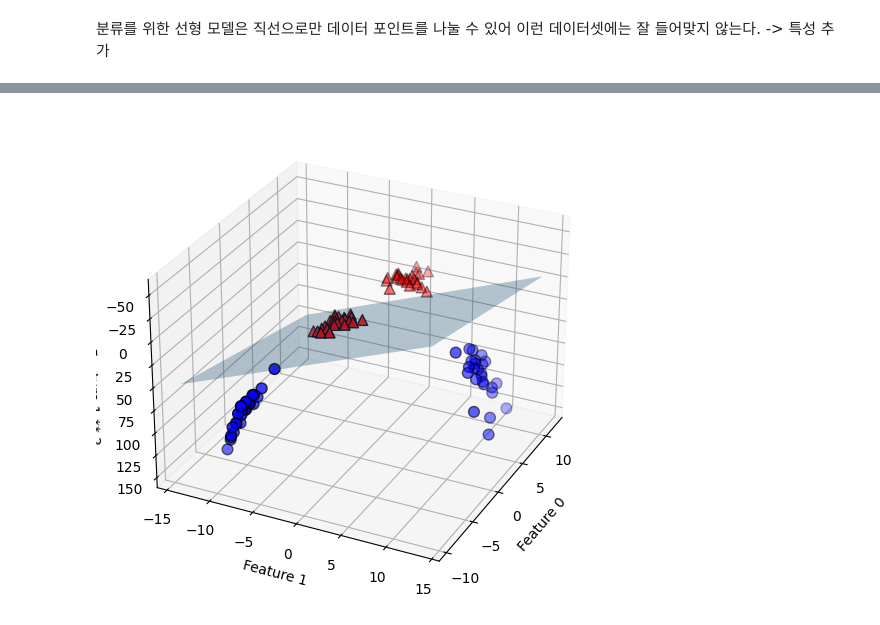
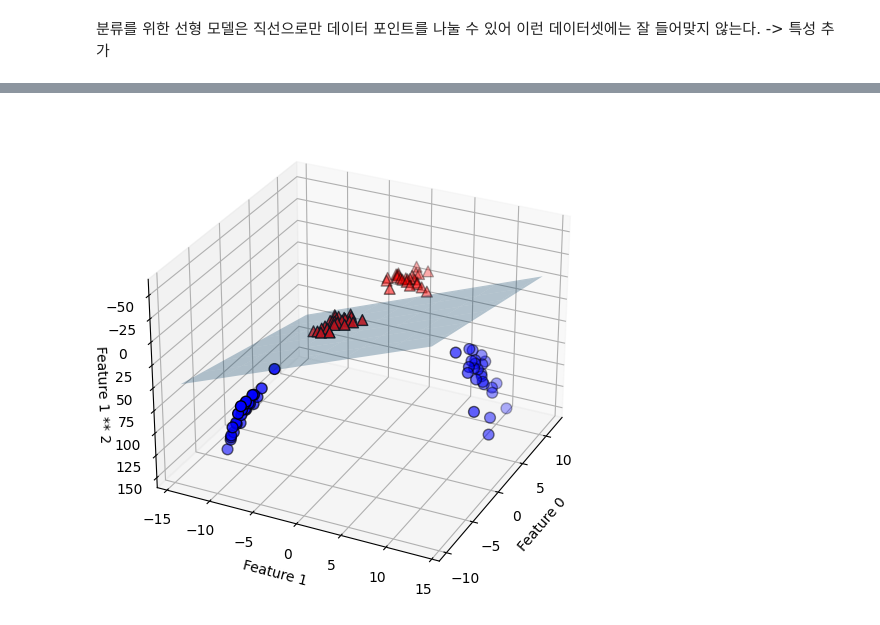
Before and after one commit to logiggi/MachineLearning, a Jupyter notebook: Chapter2.ipynb, the cells around one changed output, grey strips where cells are left out. Saved outputs shown, nothing was run; the diff lists cells and outputs as text; code cells hidden in the pictures.

```diff
--- a/Chapter2.ipynb
+++ b/Chapter2.ipynb
@@ -1127,7 +1127,7 @@ X_new = np.hstack([X, X[:, 1:] ** 2])
 from mpl_toolkits.mplot3d import Axes3D, axes3d
 import matplotlib
 
-figure = plt.figure()
+figure = plt.figure(figsize=(7, 7))
 # 3차원 그래프
 if matplotlib.__version__ >= '3.4':
     # Axes3D가 자동으로 그림에 추가되는 방식은 matplotlib 3.4 버전에서 deprecated 되었습니다.
@@ -1141,6 +1141,6 @@ ax.scatter(X_new[mask, 0], X_new[mask, 1], X_new[mask, 2], c='b', cmap=mglearn.c
 ax.scatter(X_new[~mask, 0], X_new[~mask, 1], X_new[~mask, 2], c='r', marker='^', cmap=mglearn.cm2, s=60, edgecolors='k')    # y = 1 인 포인트
 ax.set_xlabel("Feature 0")
 ax.set_ylabel("Feature 1")
-ax.set_zlabel("Feature 1 ** 2")
+ax.set_zlabel("Feature 1 ** 2", labelpad=0)
 plt.show()
 # %% [output]
@@ -1148,31 +1148,30 @@ plt.show()
 # %%
 # 확장된 데이터셋에서 선형모델 생성
 linear_svm_3d = LinearSVC(max_iter=5000).fit(X_new, y)
 coef, intercept = linear_svm_3d.coef_.ravel(), linear_svm_3d.intercept_
 
 # 선형 결정 경계 그리기
 figure = plt.figure()
 if matplotlib.__version__ >= '3.4':
     # Axes3D가 자동으로 그림에 추가되는 방식은 matplotlib 3.4 버전에서 deprecated됩니다.
     # 이와 관련된 경고를 피하려면 auto_add_to_figure=False로 지정하고 figure.add_axes(ax)로 직접 추가하세요.
     ax = Axes3D(figure, elev=-152, azim=-26, auto_add_to_figure=False)
     figure.add_axes(ax)
 else:
     ax = Axes3D(figure, elev=-152, azim=-26)
 xx = np.linspace(X_new[:, 0].min() - 2, X_new[:, 0].max() + 2, 50)
 yy = np.linspace(X_new[:, 1].min() - 2, X_new[:, 1].max() + 2, 50)
 
 XX, YY = np.meshgrid(xx, yy)
 ZZ = (coef[0] * XX + coef[1] * YY + intercept) / -coef[2]
+
 ax.plot_surface(XX, YY, ZZ, rstride=8, cstride=8, alpha=0.3)
-ax.scatter(X_new[mask, 0], X_new[mask, 1], X_new[mask, 2], c='b',
-           cmap=mglearn.cm2, s=60, edgecolor='k')
-ax.scatter(X_new[~mask, 0], X_new[~mask, 1], X_new[~mask, 2], c='r', marker='^',
-           cmap=mglearn.cm2, s=60, edgecolor='k')
+ax.scatter(X_new[mask, 0], X_new[mask, 1], X_new[mask, 2], c='b', cmap=mglearn.cm2, s=60, edgecolor='k')
+ax.scatter(X_new[~mask, 0], X_new[~mask, 1], X_new[~mask, 2], c='r', marker='^', cmap=mglearn.cm2, s=60, edgecolors='k')
 
 ax.set_xlabel("Feature 0")
 ax.set_ylabel("Feature 1")
-ax.set_zlabel("Feature 1 ** 2")
+ax.set_zlabel("Feature 1 ** 2", labelpad=0)
 plt.show()
 # %% [output]
-[figure, old version]
+[figure, new version]
```
Also changed, not shown: parts of 1 cell of this notebook.
